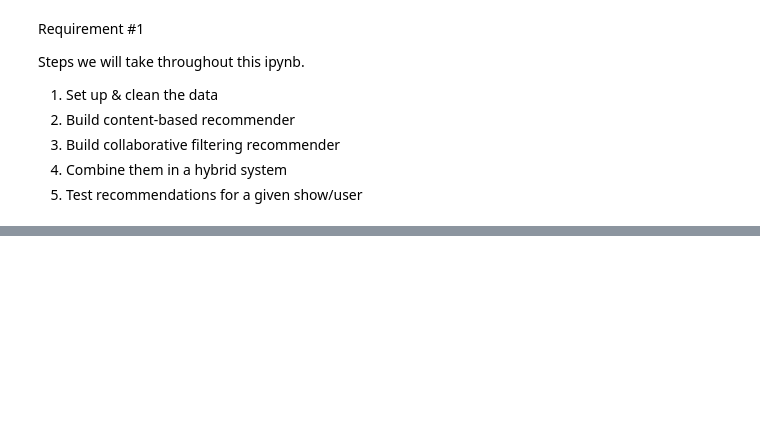
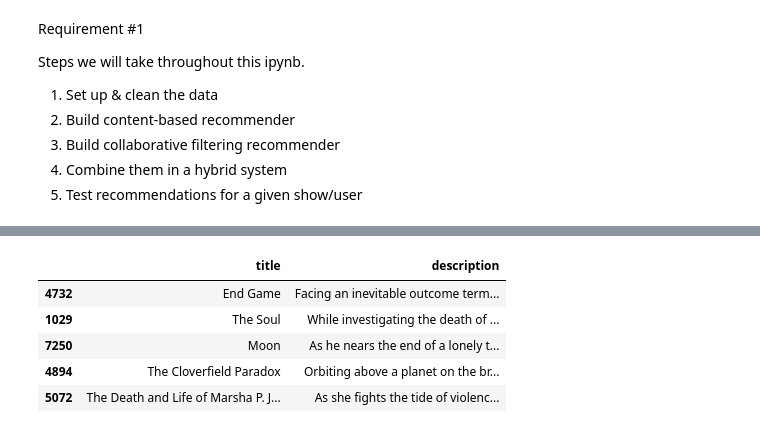
Before and after one commit to madierickson/IntexData, a Jupyter notebook: Recommender_ShowDetailsPage.ipynb, the cells around one changed output, grey strips where cells are left out. Cells and saved outputs as stored; diff of their text form; code cells hidden in the pictures; blank space fills up the shorter version.

```diff
--- a/Recommender_ShowDetailsPage.ipynb
+++ b/Recommender_ShowDetailsPage.ipynb
@@ -46,0 +165,20 @@ movies_df['content'] = (
+# %%
+# Create a title-to-index mapping
+indices = pd.Series(df.index, index=df['title'].str.lower())
+
+def get_recommendations(title, cosine_sim=cosine_sim, top_n=5):
+    idx = indices[title.lower()]
+    sim_scores = list(enumerate(cosine_sim[idx]))
+    sim_scores = sorted(sim_scores, key=lambda x: x[1], reverse=True)
+    sim_scores = sim_scores[1:top_n+1]
+    show_indices = [i[0] for i in sim_scores]
+    return df.iloc[show_indices][['title', 'description']]
+# %%
+get_recommendations("Dick Johnson Is Dead")
+# %% [output]
+|  | title | description |
+| 4732 | End Game | Facing an inevitable outcome term... |
+| 1029 | The Soul | While investigating the death of ... |
+| 7250 | Moon | As he nears the end of a lonely t... |
+| 4894 | The Cloverfield Paradox | Orbiting above a planet on the br... |
+| 5072 | The Death and Life of Marsha P. J... | As she fights the tide of violenc... |
```
Also changed, not shown: parts of 13 cells of this notebook.
